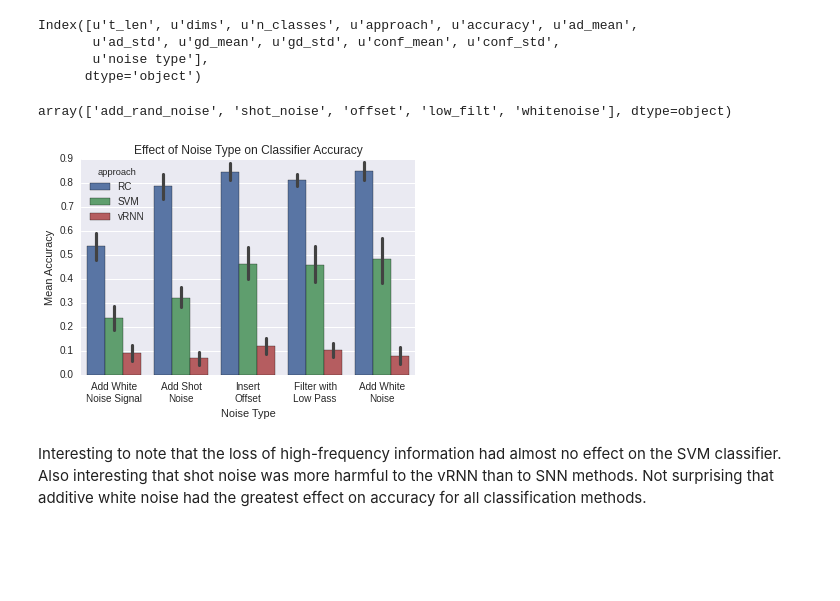
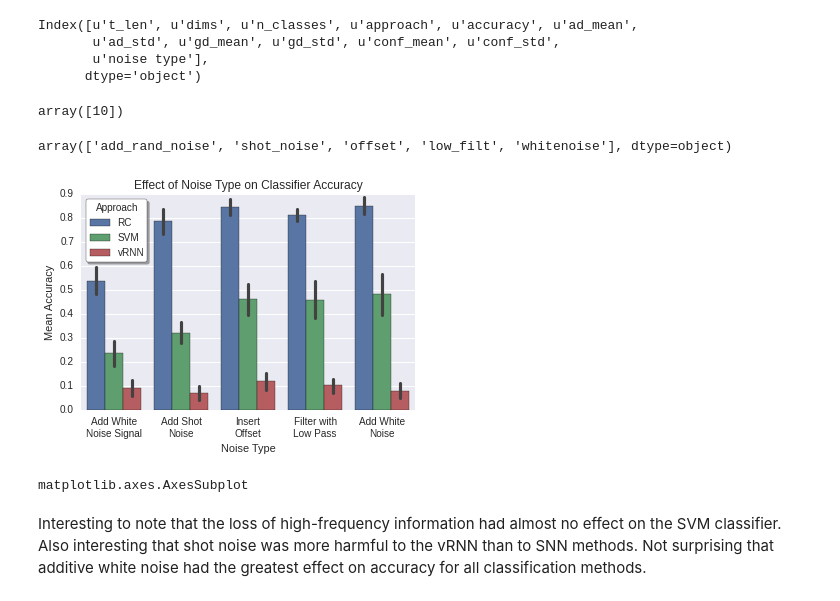
Before and after one commit to Seanny123/rnn-comparison, a Jupyter notebook: plot_noise_results.ipynb, the cells around one changed output. Cells and saved outputs as stored; diff of their text form; code cells hidden in the pictures; blank space fills up the shorter version.

```diff
--- a/plot_noise_results.ipynb
+++ b/plot_noise_results.ipynb
@@ -19,6 +19,10 @@ Index([u't_len', u'dims', u'n_classes', u'approach', u'accuracy', u'ad_mean',
        u'ad_std', u'gd_mean', u'gd_std', u'conf_mean', u'conf_std',
        u'noise type'],
       dtype='object')
+# %%
+df['n_classes'].unique()
+# %% [output]
+array([10])
 # %%
 df['noise type'].unique()
 # %% [output]
@@ -26,17 +30,25 @@ array(['add_rand_noise', 'shot_noise', 'offset', 'low_filt', 'whitenoise'], dtyp
 # %%
 ff = sns.barplot(x="noise type", y="accuracy", hue="approach", data=df)
 ff.set_xlabel("Noise Type")
 ff.set_ylabel("Mean Accuracy")
 ff.set_title("Effect of Noise Type on Classifier Accuracy")
 ff.set_xticklabels(
-    ["Add White\nNoise Signal", "Add Shot\nNoise", "Insert\nOffset", "Filter with\nLow Pass", "Add White\nNoise"],
-    rotation=False
+    ["Add White\nNoise Signal", "Add Shot\nNoise", "Insert\nOffset", "Filter with\nLow Pass", "Add White\nNoise"]
 )
+leg = ff.legend(title="Approach", frameon=True, fancybox=True, shadow=True, framealpha=1, loc="upper left")
+fl = leg.get_frame()
+fl.set_facecolor('white')
+fl.set_edgecolor('black')
+
 fig = ff.get_figure()
 fig.subplots_adjust(bottom=0.15)
 fig.savefig("noise_type.pdf", format="pdf")
 # %% [output]
-[figure, old version]
+[figure, new version]
+# %%
+type(ff)
+# %% [output]
+matplotlib.axes.AxesSubplot
 # %% [markdown]
 Interesting to note that the loss of high-frequency information had almost no effect on the SVM classifier.
 Also interesting that shot noise was more harmful to the vRNN than to SNN methods.
```
Also changed, not shown: parts of 3 cells of this notebook.
